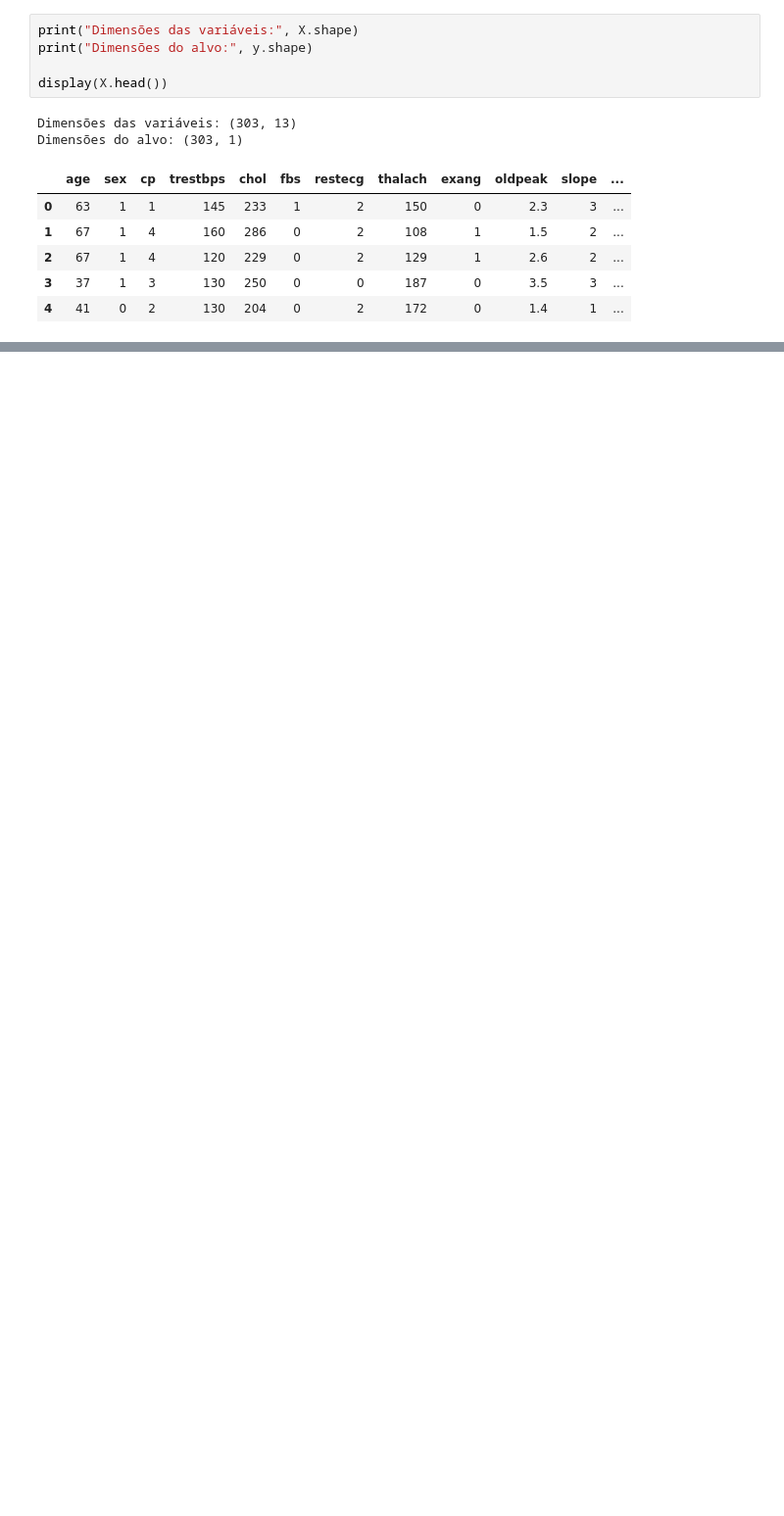
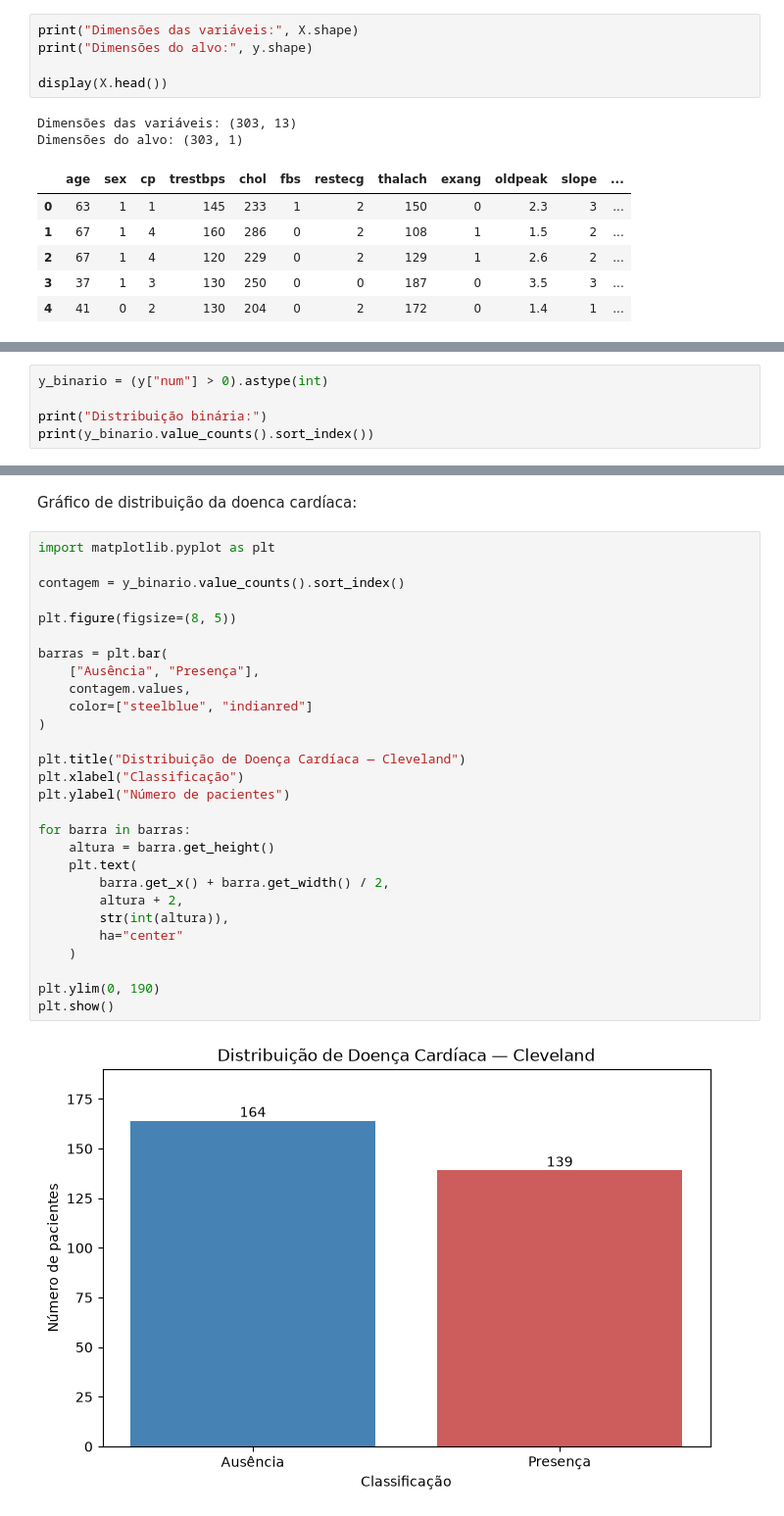
Before and after one commit to MarcioPaiano/CardioPredict-AI, a Jupyter notebook: notebooks/01_analise_exploratoria.ipynb, the cells around one changed output, grey strips where cells are left out. Shown at 98% size. Saved outputs shown, nothing was run; the diff lists cells and outputs as text; blank space fills up the shorter version.

```diff
--- a/notebooks/01_analise_exploratoria.ipynb
+++ b/notebooks/01_analise_exploratoria.ipynb
@@ -29,0 +117,5 @@ Dimensões do alvo: (303, 1)
+# %%
+y_binario = (y["num"] > 0).astype(int)
+
+print("Distribuição binária:")
+print(y_binario.value_counts().sort_index())
@@ -29,0 +156,32 @@ Dimensões do alvo: (303, 1)
+# %% [markdown]
+Gráfico de distribuição da doenca cardíaca:
+# %%
+import matplotlib.pyplot as plt
+
+contagem = y_binario.value_counts().sort_index()
+
+plt.figure(figsize=(8, 5))
+
+barras = plt.bar(
+    ["Ausência", "Presença"],
+    contagem.values,
+    color=["steelblue", "indianred"]
+)
+
+plt.title("Distribuição de Doença Cardíaca — Cleveland")
+plt.xlabel("Classificação")
+plt.ylabel("Número de pacientes")
+
+for barra in barras:
+    altura = barra.get_height()
+    plt.text(
+        barra.get_x() + barra.get_width() / 2,
+        altura + 2,
+        str(int(altura)),
+        ha="center"
+    )
+
+plt.ylim(0, 190)
+plt.show()
+# %% [output]
+[figure, added]
```
Also changed, not shown: parts of 49 cells of this notebook, 4 other files.
